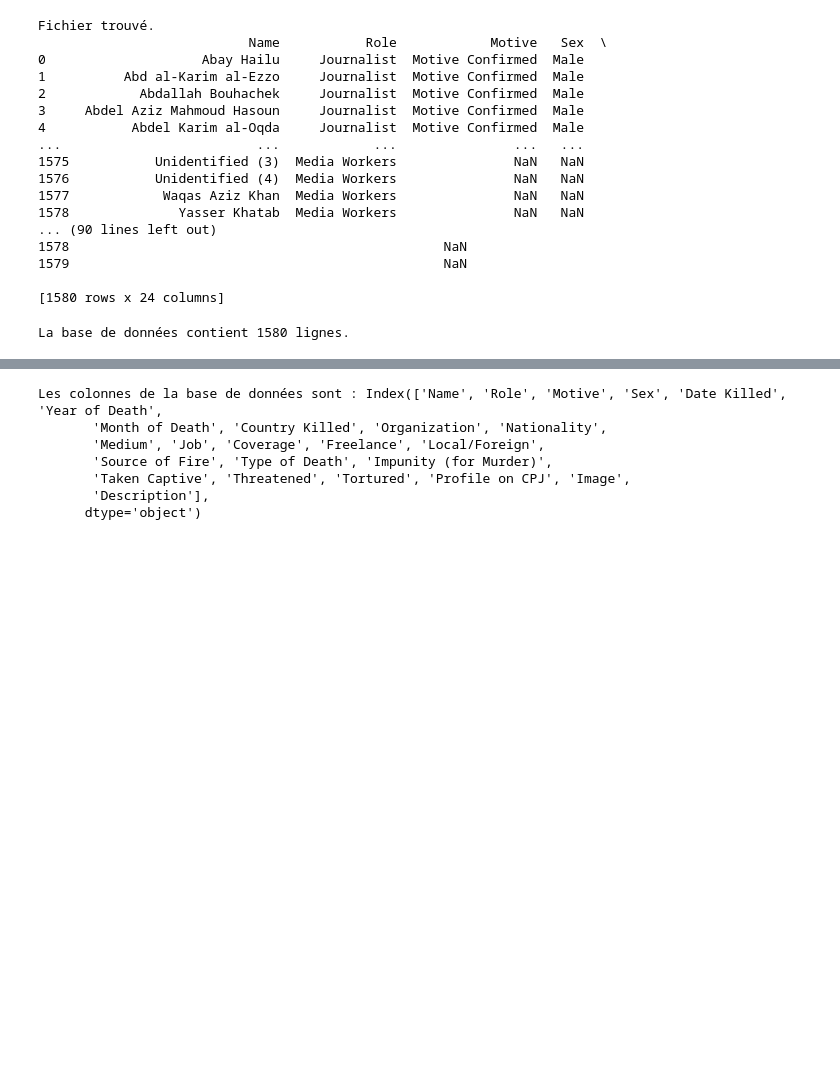
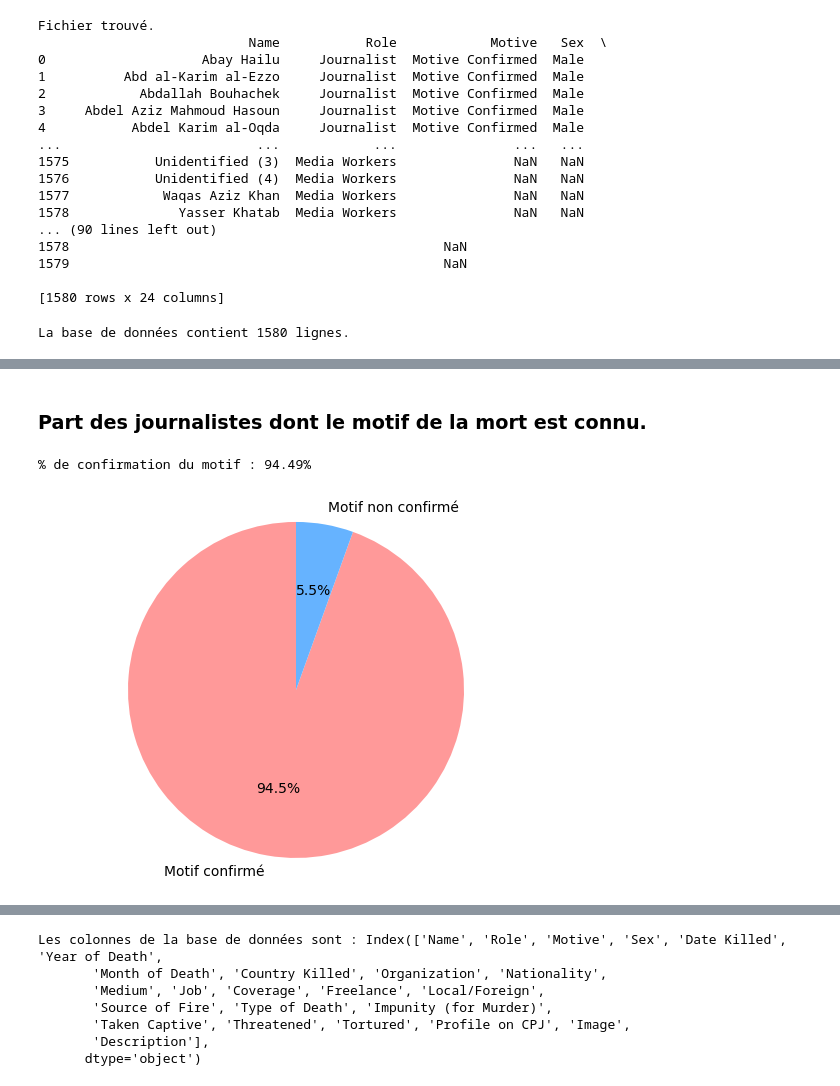
Before and after one commit to AlikakilA/Python_Manipulation_Data, a Jupyter notebook: rapport.ipynb, the cells around one changed output, grey strips where cells are left out. Saved outputs shown, nothing was run; the diff lists cells and outputs as text; code cells hidden in the pictures; blank space fills up the shorter version.

```diff
--- a/rapport.ipynb
+++ b/rapport.ipynb
@@ -56,0 +101,22 @@ La base de données contient 1580 lignes.
+# %% [markdown]
+### Part des journalistes dont le motif de la mort est connu.
+# %%
+try:
+    # Calculer le pourcentage de confirmation du motif
+    motif_confirme = df['Motive'].notna().sum()
+    pourcentage_confirmation_motif = (motif_confirme / num_of_rows) * 100
+    print(f"% de confirmation du motif : {pourcentage_confirmation_motif:.2f}%")
+
+    # Représenter sous forme de camembert
+    labels = ['Motif confirmé', 'Motif non confirmé']
+    sizes = [motif_confirme, num_of_rows - motif_confirme]
+    colors = ['#ff9999','#66b3ff']
+    fig1, ax1 = plt.subplots()
+    ax1.pie(sizes, labels=labels, autopct='%1.1f%%', startangle=90, colors=colors)
+    ax1.axis('equal')
+    plt.show()
+except:
+    print("Erreur lors du calcul du pourcentage d'hommes et de femmes")
+# %% [output]
+% de confirmation du motif : 94.49%
+[figure, added]
```
Also changed, not shown: parts of 44 cells of this notebook.
